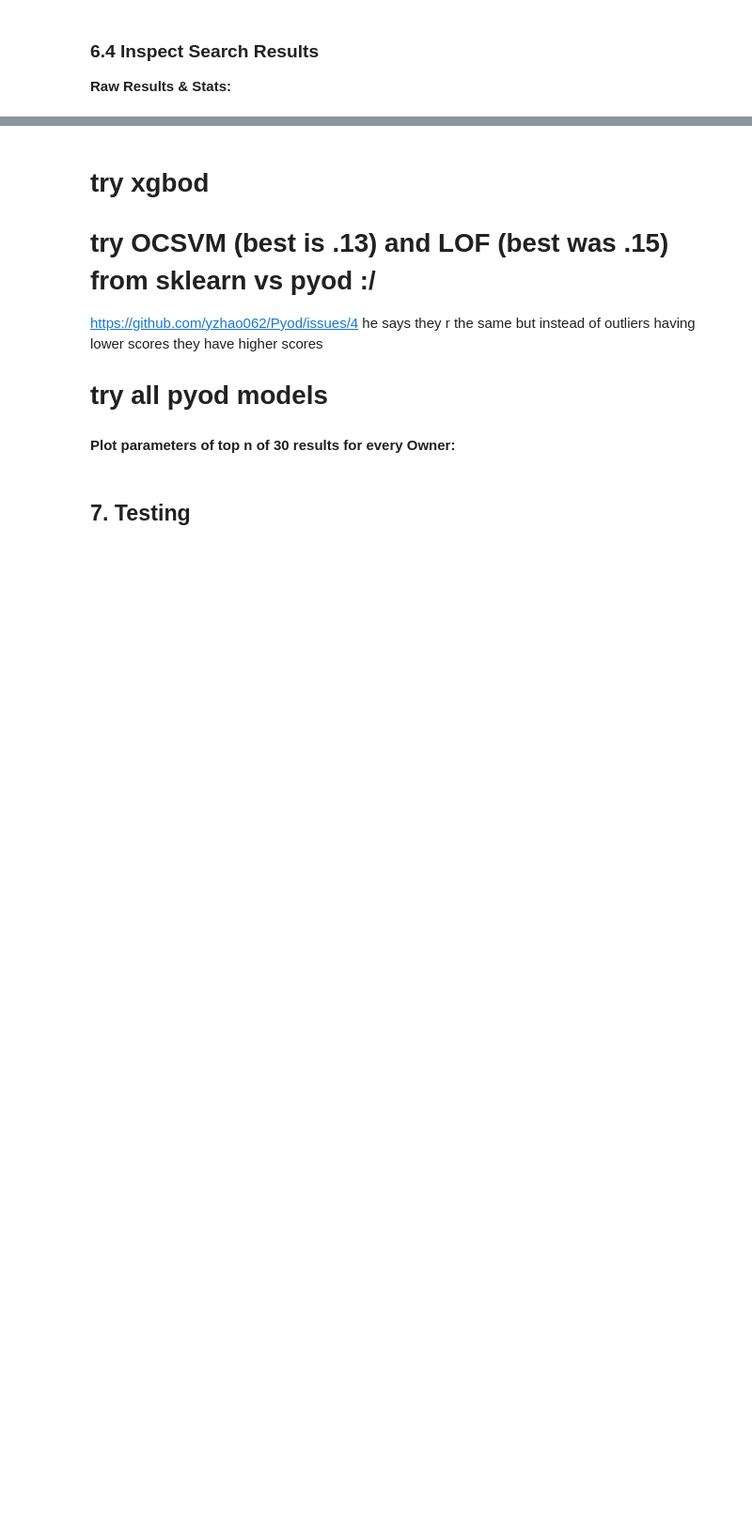
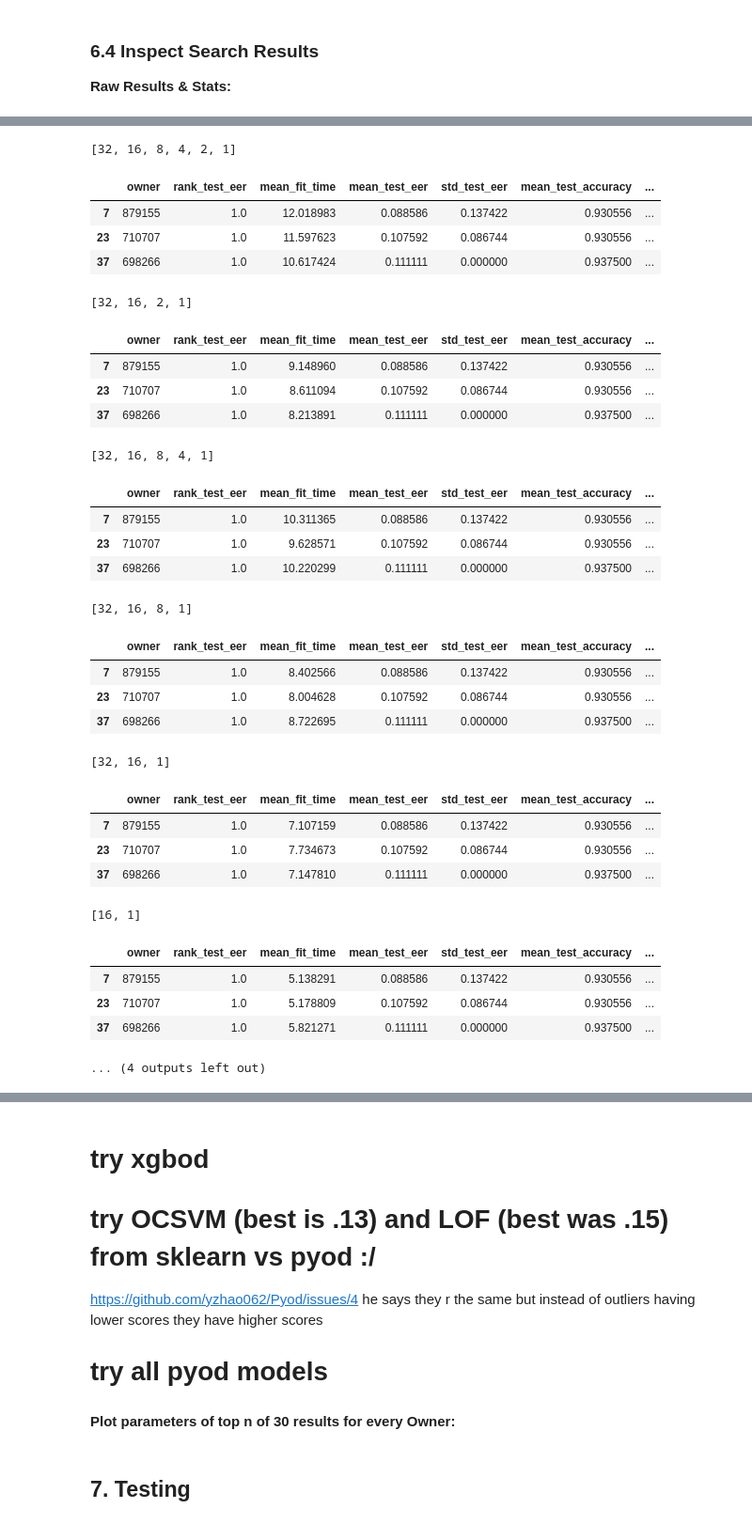
Before and after one commit to UW-CIA/Extensive_Evaluations, a Jupyter notebook: ContinAuth/notebooks/VAE_chapter-5-5-siamese-cnn-NO_WASTE.ipynb, the cells around one changed output, grey strips where cells are left out. Shown at 94% size. Drawn from its saved outputs; the diff is of its cells as text; code cells hidden in the pictures; blank space fills up the shorter version.

```diff
--- a/ContinAuth/notebooks/VAE_chapter-5-5-siamese-cnn-NO_WASTE.ipynb
+++ b/ContinAuth/notebooks/VAE_chapter-5-5-siamese-cnn-NO_WASTE.ipynb
@@ -1105,0 +1145,50 @@ HBox(children=(IntProgress(value=0, description='subjects', max=1, style=Progres
+# %%
+x="NAIVE-MINMAX-2D"
+for enc in encoder_architectures[::-1]:
+    if os.path.isfile(OUTPUT_PATH / f"{x+str(enc)}__VAE_ez_yes_params_in_construct__random_search_results_again.csv"):
+        print(enc)
+        df_results = pd.read_csv(OUTPUT_PATH / f"{x+str(enc)}__VAE_ez_yes_params_in_construct__random_search_results_again.csv")
+        display(
+        df_results[df_results["rank_test_eer"] <= 1][
+            [
+            "owner",
+            "rank_test_eer",
+            "mean_fit_time",
+            "mean_test_eer",
+            "std_test_eer",
+            "mean_test_accuracy",
+            "std_test_accuracy",
+            ]
+        ].sort_values("mean_test_eer").head(3) )
+# %% [output]
+[32, 16, 8, 4, 2, 1]
+|  | owner | rank_test_eer | mean_fit_time | mean_test_eer | std_test_eer | mean_test_accuracy | ... |
+| 7 | 879155 | 1.0 | 12.018983 | 0.088586 | 0.137422 | 0.930556 | ... |
+| 23 | 710707 | 1.0 | 11.597623 | 0.107592 | 0.086744 | 0.930556 | ... |
+| 37 | 698266 | 1.0 | 10.617424 | 0.111111 | 0.000000 | 0.937500 | ... |
+[32, 16, 2, 1]
+|  | owner | rank_test_eer | mean_fit_time | mean_test_eer | std_test_eer | mean_test_accuracy | ... |
+| 7 | 879155 | 1.0 | 9.148960 | 0.088586 | 0.137422 | 0.930556 | ... |
+| 23 | 710707 | 1.0 | 8.611094 | 0.107592 | 0.086744 | 0.930556 | ... |
+| 37 | 698266 | 1.0 | 8.213891 | 0.111111 | 0.000000 | 0.937500 | ... |
+[32, 16, 8, 4, 1]
+|  | owner | rank_test_eer | mean_fit_time | mean_test_eer | std_test_eer | mean_test_accuracy | ... |
+| 7 | 879155 | 1.0 | 10.311365 | 0.088586 | 0.137422 | 0.930556 | ... |
+| 23 | 710707 | 1.0 | 9.628571 | 0.107592 | 0.086744 | 0.930556 | ... |
+| 37 | 698266 | 1.0 | 10.220299 | 0.111111 | 0.000000 | 0.937500 | ... |
+[32, 16, 8, 1]
+|  | owner | rank_test_eer | mean_fit_time | mean_test_eer | std_test_eer | mean_test_accuracy | ... |
+| 7 | 879155 | 1.0 | 8.402566 | 0.088586 | 0.137422 | 0.930556 | ... |
+| 23 | 710707 | 1.0 | 8.004628 | 0.107592 | 0.086744 | 0.930556 | ... |
+| 37 | 698266 | 1.0 | 8.722695 | 0.111111 | 0.000000 | 0.937500 | ... |
+[32, 16, 1]
+|  | owner | rank_test_eer | mean_fit_time | mean_test_eer | std_test_eer | mean_test_accuracy | ... |
+| 7 | 879155 | 1.0 | 7.107159 | 0.088586 | 0.137422 | 0.930556 | ... |
+| 23 | 710707 | 1.0 | 7.734673 | 0.107592 | 0.086744 | 0.930556 | ... |
+| 37 | 698266 | 1.0 | 7.147810 | 0.111111 | 0.000000 | 0.937500 | ... |
+[16, 1]
+|  | owner | rank_test_eer | mean_fit_time | mean_test_eer | std_test_eer | mean_test_accuracy | ... |
+| 7 | 879155 | 1.0 | 5.138291 | 0.088586 | 0.137422 | 0.930556 | ... |
+| 23 | 710707 | 1.0 | 5.178809 | 0.107592 | 0.086744 | 0.930556 | ... |
+| 37 | 698266 | 1.0 | 5.821271 | 0.111111 | 0.000000 | 0.937500 | ... |
+... (4 outputs left out)
```
Also changed, not shown: parts of 15 cells of this notebook, 41 other files.
